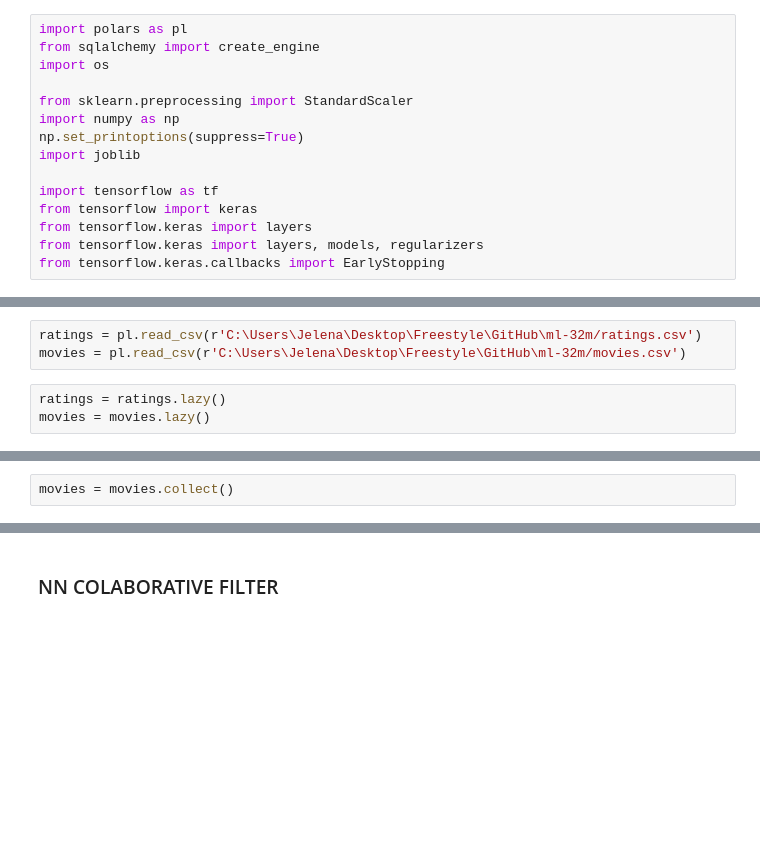
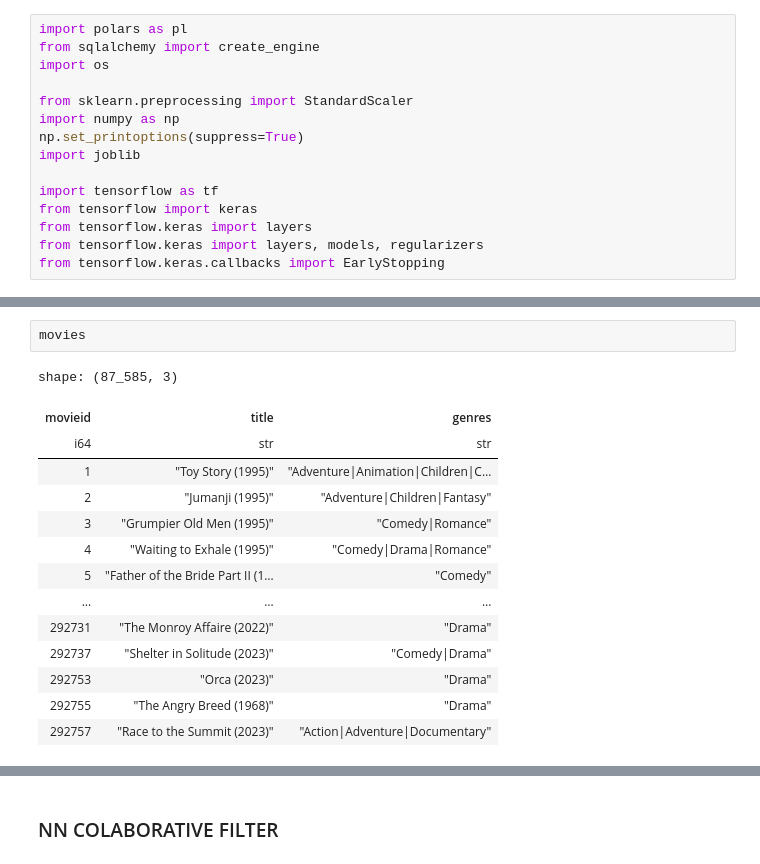
Before and after one commit to BogdanSliskovic/ML, a Jupyter notebook: film/Film.ipynb, the cells around one changed output, grey strips where cells are left out. Saved outputs shown, nothing was run; the diff lists cells and outputs as text; blank space fills up the shorter version.

```diff
--- a/film/Film.ipynb
+++ b/film/Film.ipynb
@@ -57,6 +50,0 @@ shape: (2_000_000, 3)
-# %%
-ratings = pl.read_csv(r'C:\Users\Jelena\Desktop\Freestyle\GitHub\ml-32m/ratings.csv')
-movies = pl.read_csv(r'C:\Users\Jelena\Desktop\Freestyle\GitHub\ml-32m/movies.csv')
-# %%
-ratings = ratings.lazy()
-movies = movies.lazy()
@@ -103,4 +51,19 @@ Wall time: 7.65 s
-# %%
-movies = movies.collect()
+# %%
+movies
+# %% [output]
+shape: (87_585, 3)
+| movieid | title | genres |
+| i64 | str | str |
+| 1 | "Toy Story (1995)" | "Adventure|Animation|Children|C… |
+| 2 | "Jumanji (1995)" | "Adventure|Children|Fantasy" |
+| 3 | "Grumpier Old Men (1995)" | "Comedy|Romance" |
+| 4 | "Waiting to Exhale (1995)" | "Comedy|Drama|Romance" |
+| 5 | "Father of the Bride Part II (1… | "Comedy" |
+| … | … | … |
+| 292731 | "The Monroy Affaire (2022)" | "Drama" |
+| 292737 | "Shelter in Solitude (2023)" | "Comedy|Drama" |
+| 292753 | "Orca (2023)" | "Drama" |
+| 292755 | "The Angry Breed (1968)" | "Drama" |
+| 292757 | "Race to the Summit (2023)" | "Action|Adventure|Documentary" |
 # %%
 def prep_pipeline(user, movies):
```
Also changed, not shown: parts of 16 cells of this notebook.
